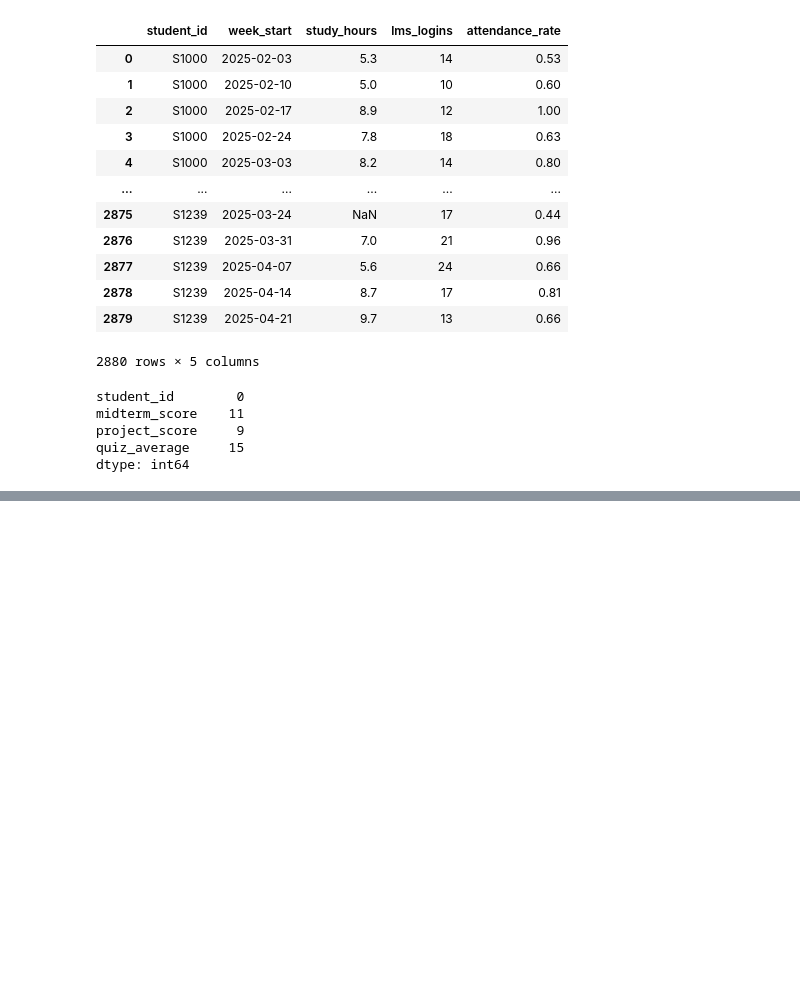
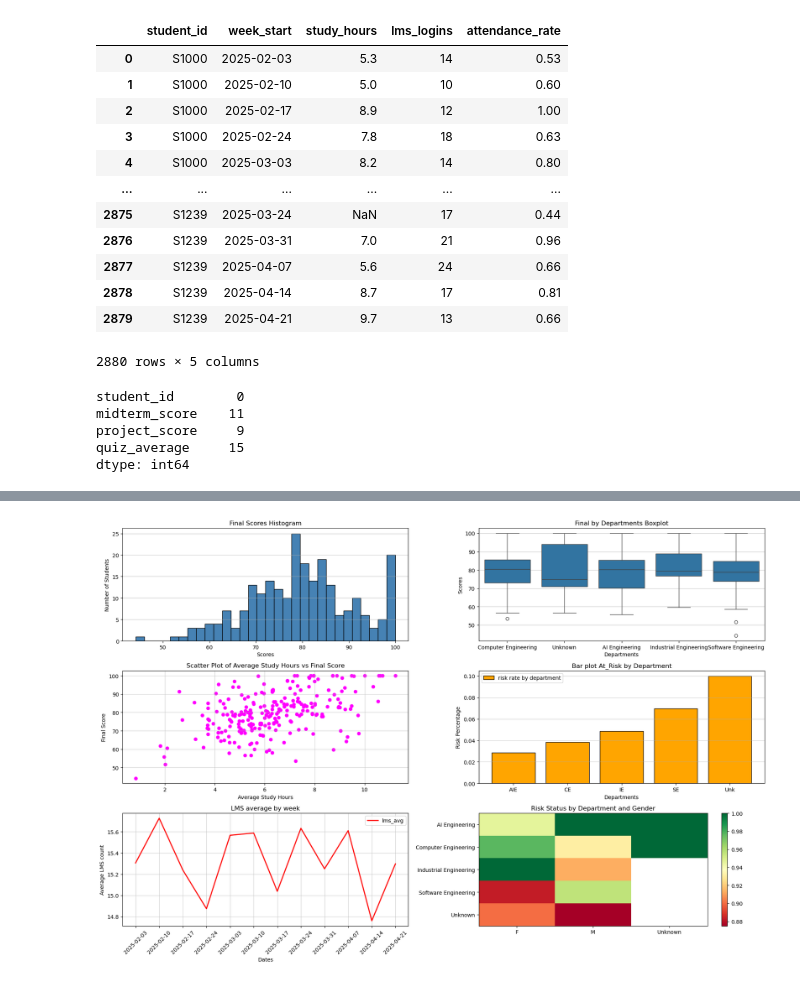
Before and after one commit to AloneMask001/Campus-learning-analytics, a Jupyter notebook: 2365109-HW4.ipynb, the cells around one changed output, grey strips where cells are left out. Cells and saved outputs as stored; diff of their text form; code cells hidden in the pictures; blank space fills up the shorter version.

```diff
--- a/2365109-HW4.ipynb
+++ b/2365109-HW4.ipynb
@@ -759,0 +810,7 @@ Name: count, Length: 174, dtype: int64
+# %%
+merged_df = pd.merge(student_df,assessment_df, on = "student_id", how = "left")
+merged_df = pd.merge(merged_df,campus_df, on = "student_id", how = "left")
+merged_df = pd.merge(merged_df,new_w_activity_df, on = "student_id", how = "left")
+merged_df = pd.merge(merged_df,grades_df, on = "student_id", how = "left")
+merged_df.shape
+#merging files into a one file.
@@ -759,0 +835,4 @@ Name: count, Length: 174, dtype: int64
+# %%
+merged_df = merged_df.drop(columns=['quiz_average_y'])
+merged_df
+#there were 2 identical columns so i droped oen of them.
@@ -759,0 +853,3 @@ Name: count, Length: 174, dtype: int64
+# %%
+merged_df = merged_df.rename(columns={'quiz_average_x': 'quiz_average'})
+#i changed the name of the quiz_average_x because there only 1 column
@@ -759,0 +872,2 @@ Name: count, Length: 174, dtype: int64
+# %%
+merged_df["high_attendance"] = np.where(merged_df["attendance_rate_mean"] >= 0.80, 1, 0)
@@ -759,0 +1064,61 @@ Name: count, Length: 174, dtype: int64
+# %%
+import seaborn as sns
+fig, ax = plt.subplots(3, 2, figsize=(18, 12))
+#i crated subplots to see all in one
+ax = ax.flatten()
+#it turns into a one line series rather than 2 by 3 matris.
+ax[0].hist(merged_df["final_score"], bins = 30, color ="steelblue", edgecolor = "black")
+ax[0].grid(True, axis = "y", alpha = 0.7)
+ax[0].set_title("Final Scores Histogram")
+ax[0].set_xlabel("Scores")
+ax[0].set_ylabel("Number of Students")
+# first graph is histogram
+sns.boxplot(data = merged_df, x = "department", y = "final_score", ax = ax[1])
+ax[1].grid(True, axis = "y", alpha = 0.7)
+ax[1].set_title("Final by Departments Boxplot")
+ax[1].set_xlabel("Departments")
+ax[1].set_ylabel("Scores")
+#Using seaborn is easier than pure matplotlib in here.
+#second graph is boxplot
+ax[2].scatter(merged_df["study_hours_mean"], merged_df["final_score"], color = "magenta")
+ax[2].grid(True, alpha = 0.6)
+ax[2].set_title("Scatter Plot of Average Study Hours vs Final Score")
+ax[2].set_xlabel("Average Study Hours")
+ax[2].set_ylabel("Final Score")
+#third graph is scatter
+department_names = ["AIE", "CE", "IE", "SE", "Unk"]
+#I used acronyms for better visualizations.
+risk_rate = [2/70, 3/78, 2/41, 3/43, 2/20]
+#I check all of them manually then hardcoded.
+
+ax[3].bar(department_names, risk_rate, color = "orange", label = "risk rate by department", edgecolor = "black")
+ax[3].grid(True, alpha = 0.6, axis ="y")
+ax[3].set_title("Bar plot At_Risk by Department")
+ax[3].set_xlabel("Departments")
+ax[3].set_ylabel("Risk Percentage")
+ax[3].legend()
+#forth graph is bar
+
+df_week_lms = w_activity_df.groupby("week_start")["lms_logins"].mean()
+
+ax[4].plot(df_week_lms, color = "red", linewidth = 2, label = "lms_avg")
+ax[4].tick_params(axis='x', rotation=45)
+ax[4].grid(True, alpha = 0.6)
+ax[4].set_title("LMS average by week")
+ax[4].set_xlabel("Dates")
+ax[4].set_ylabel("Average LMS count")
+ax[4].legend()
+#fifth graph is regular plot
+im = ax[5].imshow(group_based_n, cmap="RdYlGn", aspect="auto")
+plt.colorbar(im, ax=ax[5])
+ax[5].set_xticks(range(len(group_based_n.columns)))
+ax[5].set_yticks(range(len(group_based_n.index)))
+ax[5].set_xticklabels(group_based_n.columns)
+ax[5].set_yticklabels(group_based_n.index)
+ax[5].set_title("Risk Status by Department and Gender")
+#sixth graph is heatmap-like
+
+#for all i assinged a x_label, y_labe, title and for some label with legend not all because for some of them unnecessary. Lastly, i put grid
+plt.tight_layout()
+# %% [output]
+[figure, added]
```
Also changed, not shown: parts of 26 cells of this notebook.
